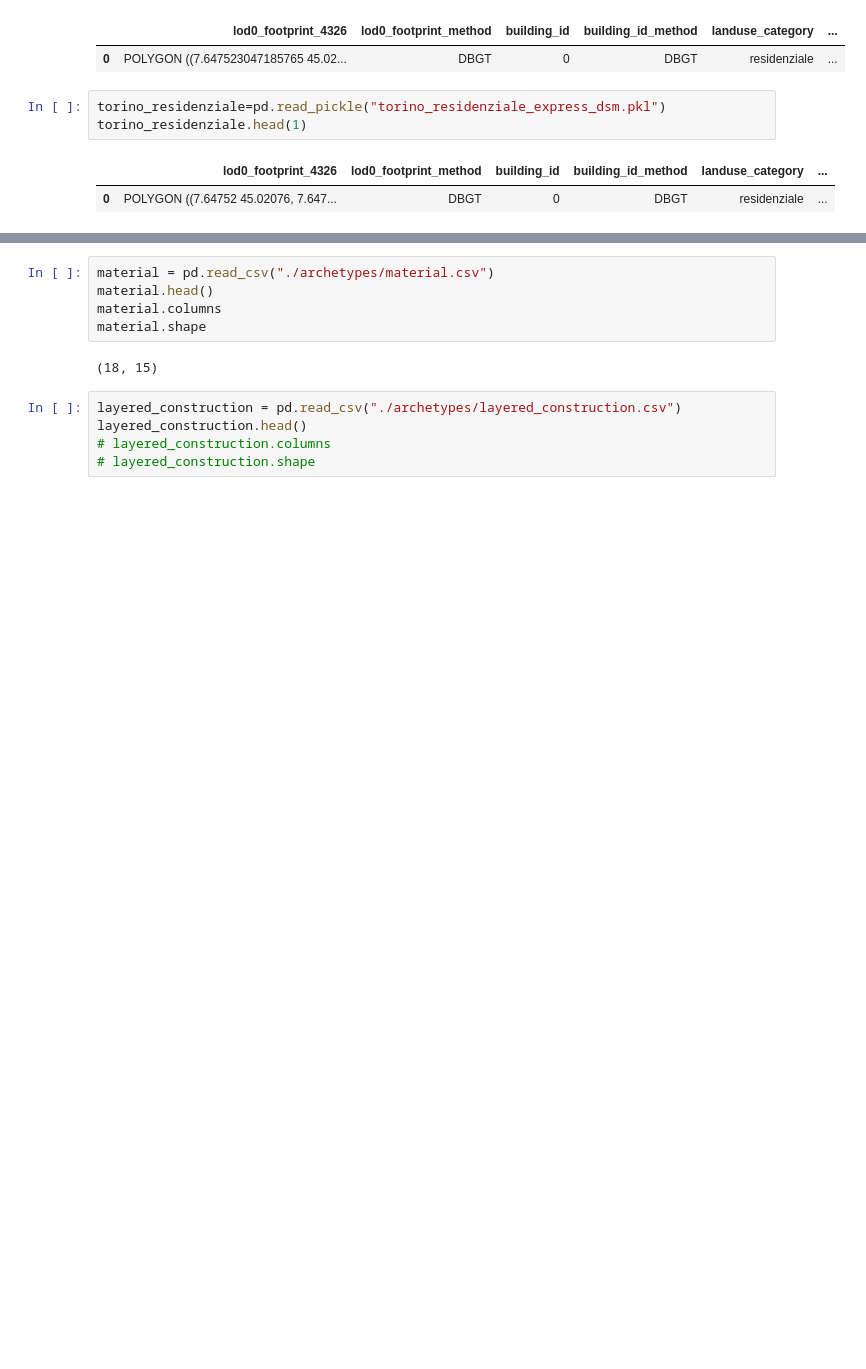
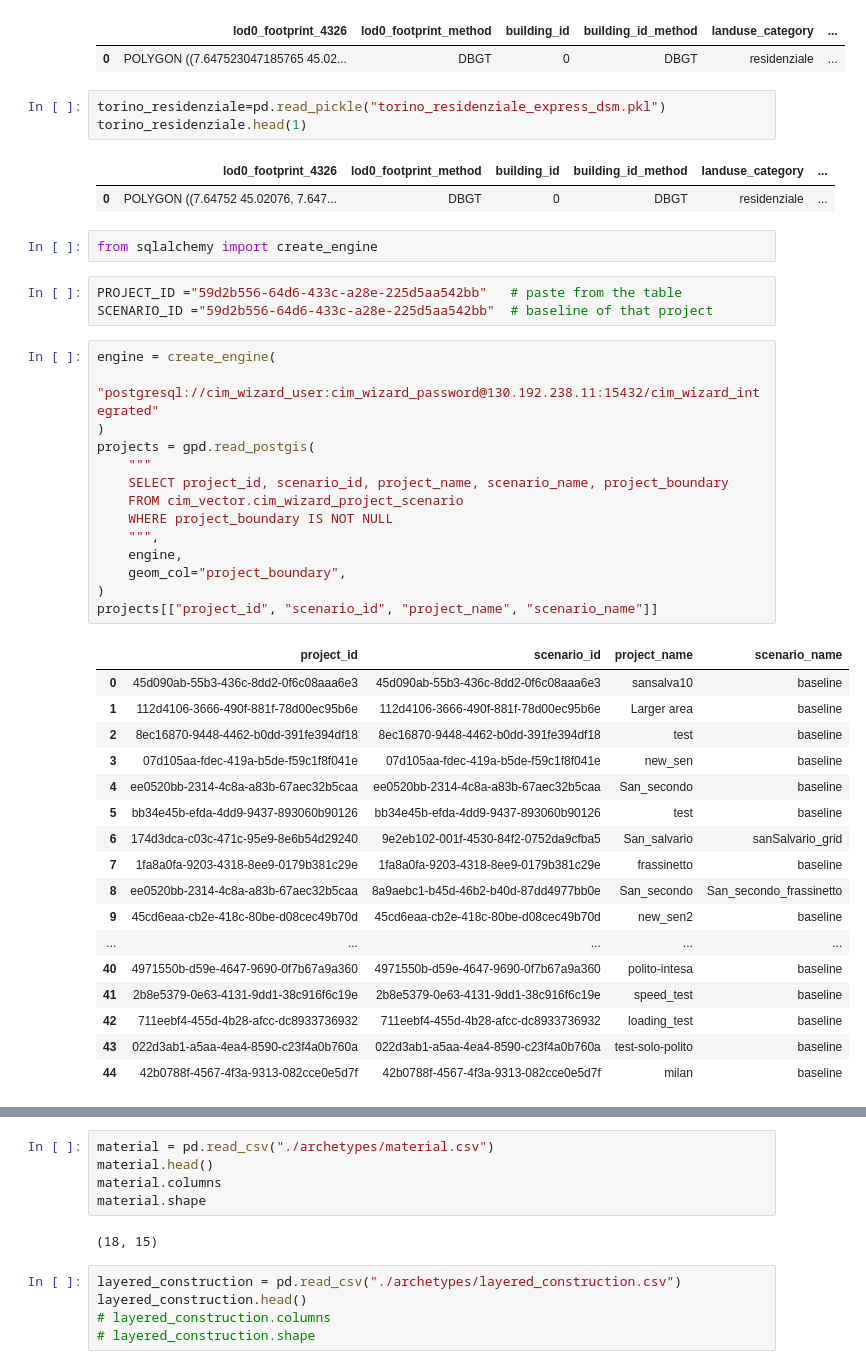
Before and after one commit to energycenterlab/CIM_wizard, a Jupyter notebook: env_info_modeler/core_logic/archetype.ipynb, the cells around one changed output, grey strips where cells are left out. Cells and saved outputs as stored; diff of their text form; blank space fills up the shorter version.

```diff
--- a/env_info_modeler/core_logic/archetype.ipynb
+++ b/env_info_modeler/core_logic/archetype.ipynb
@@ -20,3 +20,40 @@ torino_residenziale.head(1)
 # %% [output]
 |  | lod0_footprint_4326 | lod0_footprint_method | building_id | building_id_method | landuse_category | ... |
 | 0 | POLYGON ((7.64752 45.02076, 7.647... | DBGT | 0 | DBGT | residenziale | ... |
+# %%
+from sqlalchemy import create_engine
+# %%
+PROJECT_ID ="59d2b556-64d6-433c-a28e-225d5aa542bb"   # paste from the table
+SCENARIO_ID ="59d2b556-64d6-433c-a28e-225d5aa542bb"  # baseline of that project
+# %%
+engine = create_engine(
+    "postgresql://cim_wizard_user:cim_wizard_password@130.192.238.11:15432/cim_wizard_integrated"
+)
+projects = gpd.read_postgis(
+    """
+    SELECT project_id, scenario_id, project_name, scenario_name, project_boundary
+    FROM cim_vector.cim_wizard_project_scenario
+    WHERE project_boundary IS NOT NULL
+    """,
+    engine,
+    geom_col="project_boundary",
+)
+projects[["project_id", "scenario_id", "project_name", "scenario_name"]]
+# %% [output]
+|  | project_id | scenario_id | project_name | scenario_name |
+| 0 | 45d090ab-55b3-436c-8dd2-0f6c08aaa6e3 | 45d090ab-55b3-436c-8dd2-0f6c08aaa6e3 | sansalva10 | baseline |
+| 1 | 112d4106-3666-490f-881f-78d00ec95b6e | 112d4106-3666-490f-881f-78d00ec95b6e | Larger area | baseline |
+| 2 | 8ec16870-9448-4462-b0dd-391fe394df18 | 8ec16870-9448-4462-b0dd-391fe394df18 | test | baseline |
+| 3 | 07d105aa-fdec-419a-b5de-f59c1f8f041e | 07d105aa-fdec-419a-b5de-f59c1f8f041e | new_sen | baseline |
+| 4 | ee0520bb-2314-4c8a-a83b-67aec32b5caa | ee0520bb-2314-4c8a-a83b-67aec32b5caa | San_secondo | baseline |
+| 5 | bb34e45b-efda-4dd9-9437-893060b90126 | bb34e45b-efda-4dd9-9437-893060b90126 | test | baseline |
+| 6 | 174d3dca-c03c-471c-95e9-8e6b54d29240 | 9e2eb102-001f-4530-84f2-0752da9cfba5 | San_salvario | sanSalvario_grid |
+| 7 | 1fa8a0fa-9203-4318-8ee9-0179b381c29e | 1fa8a0fa-9203-4318-8ee9-0179b381c29e | frassinetto | baseline |
+| 8 | ee0520bb-2314-4c8a-a83b-67aec32b5caa | 8a9aebc1-b45d-46b2-b40d-87dd4977bb0e | San_secondo | San_secondo_frassinetto |
+| 9 | 45cd6eaa-cb2e-418c-80be-d08cec49b70d | 45cd6eaa-cb2e-418c-80be-d08cec49b70d | new_sen2 | baseline |
+| ... | ... | ... | ... | ... |
+| 40 | 4971550b-d59e-4647-9690-0f7b67a9a360 | 4971550b-d59e-4647-9690-0f7b67a9a360 | polito-intesa | baseline |
+| 41 | 2b8e5379-0e63-4131-9dd1-38c916f6c19e | 2b8e5379-0e63-4131-9dd1-38c916f6c19e | speed_test | baseline |
+| 42 | 711eebf4-455d-4b28-afcc-dc8933736932 | 711eebf4-455d-4b28-afcc-dc8933736932 | loading_test | baseline |
+| 43 | 022d3ab1-a5aa-4ea4-8590-c23f4a0b760a | 022d3ab1-a5aa-4ea4-8590-c23f4a0b760a | test-solo-polito | baseline |
+| 44 | 42b0788f-4567-4f3a-9313-082cce0e5d7f | 42b0788f-4567-4f3a-9313-082cce0e5d7f | milan | baseline |
```
Also changed, not shown: parts of 4 cells of this notebook, 13 other files.
